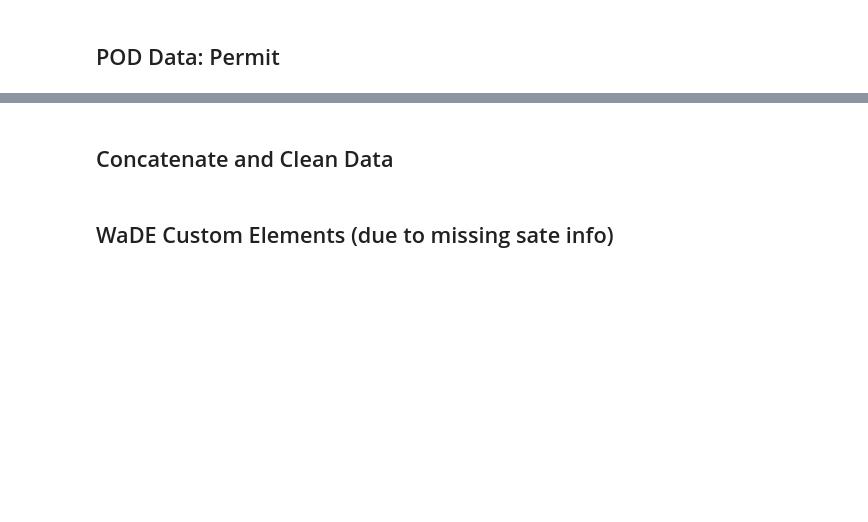
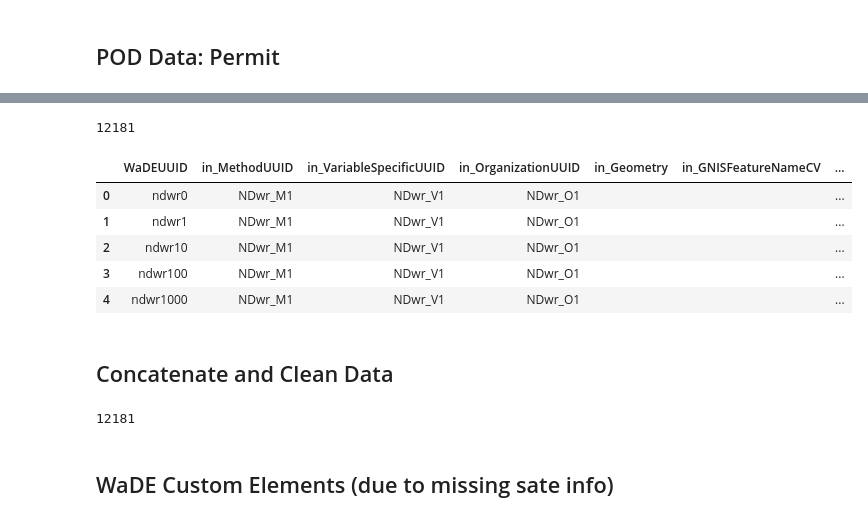
Before and after one commit to WSWCWaterDataExchange/MappingStatesDataToWaDE2.0, a Jupyter notebook: NorthDakota/WaterAllocation/1_NDwr_PreProcessAllocationData.ipynb, the cells around one changed output, grey strips where cells are left out. Cells and saved outputs as stored; diff of their text form; code cells hidden in the pictures; blank space fills up the shorter version.

```diff
--- a/NorthDakota/WaterAllocation/1_NDwr_PreProcessAllocationData.ipynb
+++ b/NorthDakota/WaterAllocation/1_NDwr_PreProcessAllocationData.ipynb
@@ -124,38 +141,46 @@ df['in_AllocationChangeApplicationIndicator'] = ""
 df['in_AllocationCommunityWaterSupplySystem'] = ""
 df['in_AllocationCropDutyAmount'] = ""
 df["in_AllocationExpirationDate"] = dfinPOD['date_cance']
-df["in_AllocationFlow_CFS"] = dfinPOD['req_rate'].astype(float)
+df["in_AllocationFlow_CFS"] = dfinPOD['app_rate'].astype(float)
 df['in_AllocationLegalStatusCV'] = dfinPOD['pod_status'].astype(str)
 df["in_AllocationNativeID"] = dfinPOD['permit_num'].astype(str)
 df['in_AllocationOwner'] = dfinPOD['in_AllocationOwner']
 df['in_AllocationPriorityDate'] = dfinPOD['priority_d']
 df['in_AllocationSDWISIdentifierCV'] = ""
 df['in_AllocationTimeframeEnd'] = dfinPOD['period_end']
 df['in_AllocationTimeframeStart'] = dfinPOD['period_sta']
 df['in_AllocationTypeCV'] = ""
-df["in_AllocationVolume_AF"] = dfinPOD['req_acft'].astype(float)
+df["in_AllocationVolume_AF"] = dfinPOD['app_acft'].astype(float)
 df["in_BeneficialUseCategory"] = dfinPOD['use_type']
 df['in_CommunityWaterSupplySystem'] = ""
 df['in_CropTypeCV'] = ""
 df['in_CustomerTypeCV'] = ""
 df['in_DataPublicationDate'] = ""
 df['in_DataPublicationDOI'] = ""
 df['in_ExemptOfVolumeFlowPriority'] = 0
 df['in_GeneratedPowerCapacityMW'] = ""
-df['in_IrrigatedAcreage'] = ""
+df['in_IrrigatedAcreage'] = dfinPOD['app_acre'].astype(float)
 df['in_IrrigationMethodCV'] = ""
 df['in_LegacyAllocationIDs'] = ""
 df['in_OwnerClassificationCV'] = ""
 df['in_PopulationServed'] = ""
 df['in_PowerType'] = ""
 df['in_PrimaryBeneficialUseCategory'] = ""
 df['in_SDWISIdentifierCV'] = ""
 df['in_WaterAllocationNativeURL'] = "https://www.swc.nd.gov/info_edu/map_data_resources/waterpermits/single.php?id=" + dfinPOD['in_WaterAllocationNativeURL']
 
 outPOD = df.copy()
 outPOD = outPOD.drop_duplicates().reset_index(drop=True)
 print(len(outPOD))
 outPOD.head()
+# %% [output]
+12181
+|  | WaDEUUID | in_MethodUUID | in_VariableSpecificUUID | in_OrganizationUUID | in_Geometry | in_GNISFeatureNameCV | ... |
+| 0 | ndwr0 | NDwr_M1 | NDwr_V1 | NDwr_O1 |  |  | ... |
+| 1 | ndwr1 | NDwr_M1 | NDwr_V1 | NDwr_O1 |  |  | ... |
+| 2 | ndwr10 | NDwr_M1 | NDwr_V1 | NDwr_O1 |  |  | ... |
+| 3 | ndwr100 | NDwr_M1 | NDwr_V1 | NDwr_O1 |  |  | ... |
+| 4 | ndwr1000 | NDwr_M1 | NDwr_V1 | NDwr_O1 |  |  | ... |
 # %% [markdown]
 ## Concatenate and Clean Data
 # %%
@@ -164,6 +189,8 @@ frames = [outPOD]
 outdf = pd.concat(frames)
 outdf = outdf.drop_duplicates().reset_index(drop=True).replace(np.nan, "")
 print(len(outdf))
+# %% [output]
+12181
 # %% [markdown]
 ## WaDE Custom Elements (due to missing sate info)
 # %%
```
Also changed, not shown: parts of 18 cells of this notebook, 3 other files.
